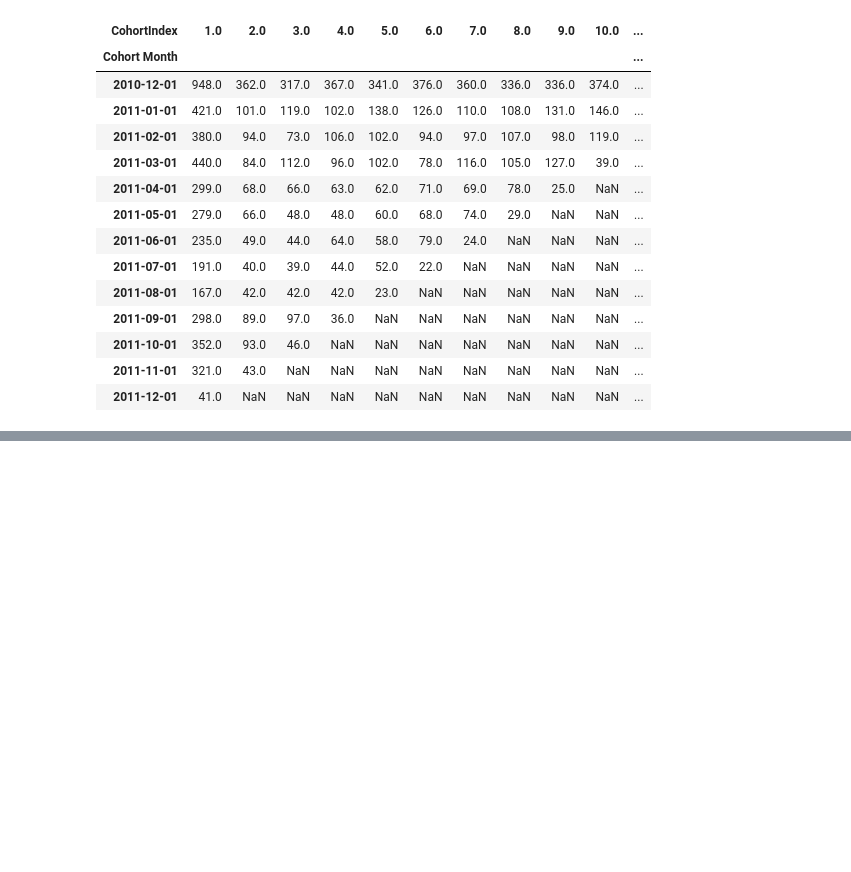
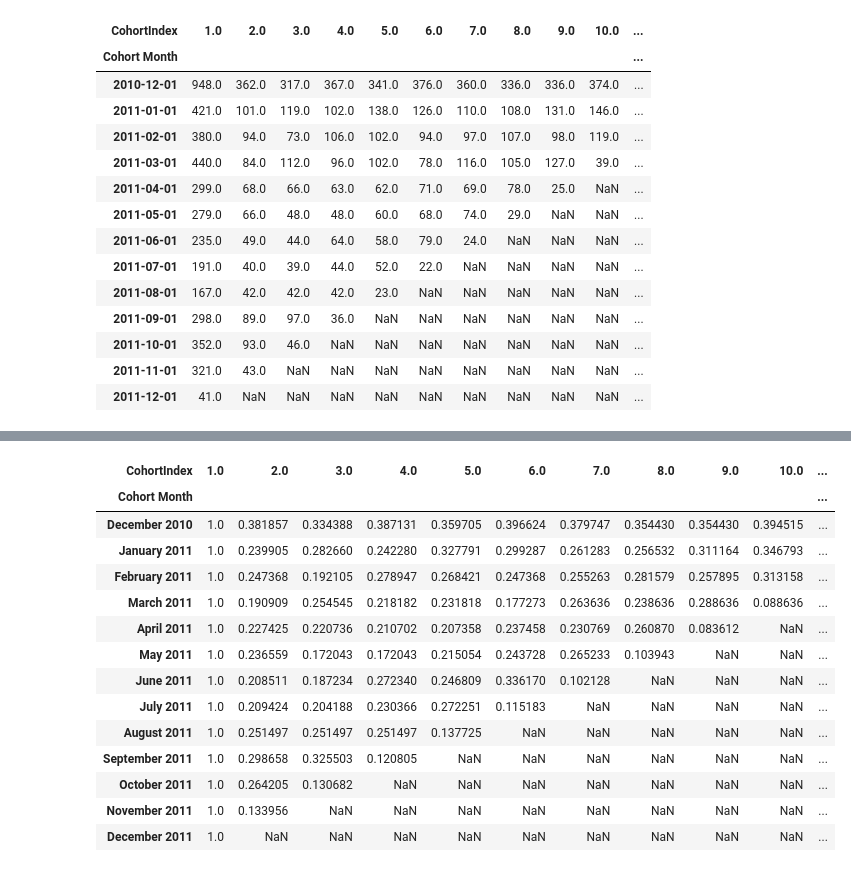
Before and after one commit to saimun4all/Cohort-Analysis-with-Python, a Jupyter notebook: Cohort analysis.ipynb, the cells around one changed output, grey strips where cells are left out. Cells and saved outputs as stored; diff of their text form; code cells hidden in the pictures; blank space fills up the shorter version.

```diff
--- a/Cohort analysis.ipynb
+++ b/Cohort analysis.ipynb
@@ -156,0 +164,20 @@ cohort_table
+# %%
+# cohort table for percentage
+new_cohort_table = cohort_table.divide(cohort_table.iloc[:,0],axis=0)
+new_cohort_table
+# %% [output]
+| CohortIndex | 1.0 | 2.0 | 3.0 | 4.0 | 5.0 | 6.0 | 7.0 | 8.0 | 9.0 | 10.0 | ... |
+| Cohort Month |  |  |  |  |  |  |  |  |  |  | ... |
+| December 2010 | 1.0 | 0.381857 | 0.334388 | 0.387131 | 0.359705 | 0.396624 | 0.379747 | 0.354430 | 0.354430 | 0.394515 | ... |
+| January 2011 | 1.0 | 0.239905 | 0.282660 | 0.242280 | 0.327791 | 0.299287 | 0.261283 | 0.256532 | 0.311164 | 0.346793 | ... |
+| February 2011 | 1.0 | 0.247368 | 0.192105 | 0.278947 | 0.268421 | 0.247368 | 0.255263 | 0.281579 | 0.257895 | 0.313158 | ... |
+| March 2011 | 1.0 | 0.190909 | 0.254545 | 0.218182 | 0.231818 | 0.177273 | 0.263636 | 0.238636 | 0.288636 | 0.088636 | ... |
+| April 2011 | 1.0 | 0.227425 | 0.220736 | 0.210702 | 0.207358 | 0.237458 | 0.230769 | 0.260870 | 0.083612 | NaN | ... |
+| May 2011 | 1.0 | 0.236559 | 0.172043 | 0.172043 | 0.215054 | 0.243728 | 0.265233 | 0.103943 | NaN | NaN | ... |
+| June 2011 | 1.0 | 0.208511 | 0.187234 | 0.272340 | 0.246809 | 0.336170 | 0.102128 | NaN | NaN | NaN | ... |
+| July 2011 | 1.0 | 0.209424 | 0.204188 | 0.230366 | 0.272251 | 0.115183 | NaN | NaN | NaN | NaN | ... |
+| August 2011 | 1.0 | 0.251497 | 0.251497 | 0.251497 | 0.137725 | NaN | NaN | NaN | NaN | NaN | ... |
+| September 2011 | 1.0 | 0.298658 | 0.325503 | 0.120805 | NaN | NaN | NaN | NaN | NaN | NaN | ... |
+| October 2011 | 1.0 | 0.264205 | 0.130682 | NaN | NaN | NaN | NaN | NaN | NaN | NaN | ... |
+| November 2011 | 1.0 | 0.133956 | NaN | NaN | NaN | NaN | NaN | NaN | NaN | NaN | ... |
+| December 2011 | 1.0 | NaN | NaN | NaN | NaN | NaN | NaN | NaN | NaN | NaN | ... |
```
Also changed, not shown: parts of 3 cells of this notebook.
